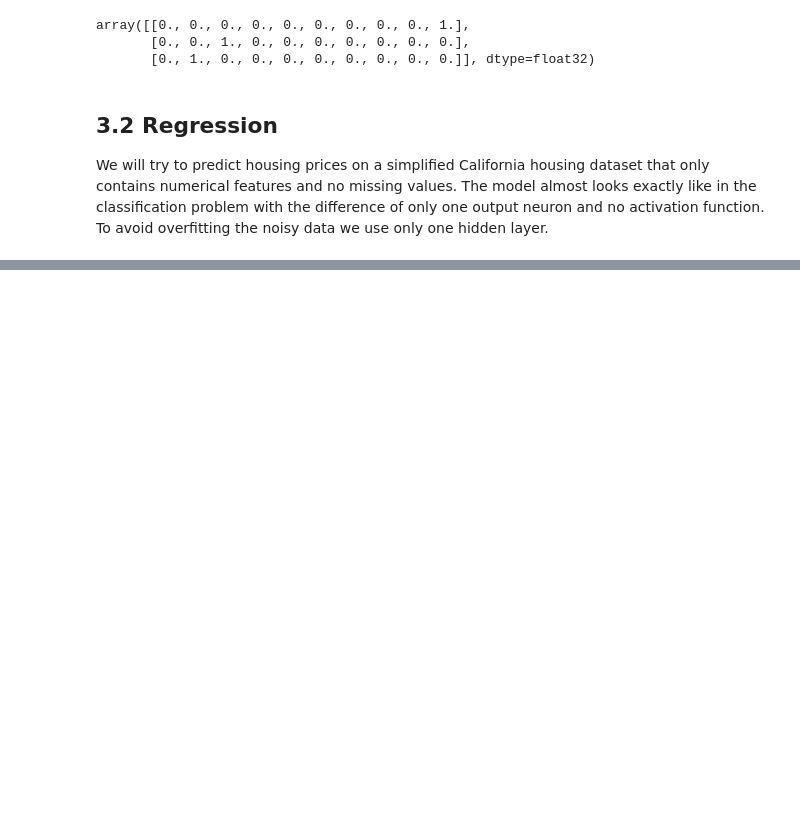
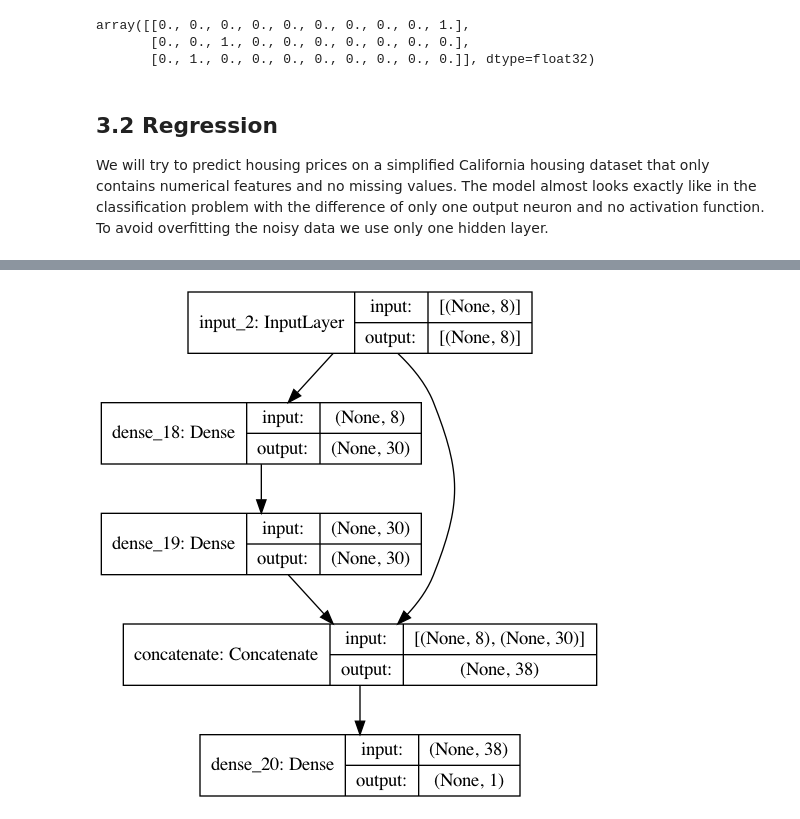
Before and after one commit to JonasSchroeder/handsonmachinelearning, a Jupyter notebook: Intro to Artificial Neural Networks (ANNs).ipynb, the cells around one changed output, grey strips where cells are left out. Drawn from its saved outputs; the diff is of its cells as text; code cells hidden in the pictures; blank space fills up the shorter version.

```diff
--- a/Intro to Artificial Neural Networks (ANNs).ipynb
+++ b/Intro to Artificial Neural Networks (ANNs).ipynb
@@ -306,0 +314,18 @@ mse_test = model.evaluate(X_test, y_test)
+# %%
+import tensorflow as tf
+from tensorflow import keras
+
+# preprocessed california housing data
+
+input_ = keras.layers.Input(shape=X_train.shape[1:])
+hidden1 = keras.layers.Dense(30, activation="relu")(input_)
+hidden2 = keras.layers.Dense(30, activation="relu")(hidden1)
+concat = keras.layers.Concatenate()([input_, hidden2])
+output = keras.layers.Dense(1)(concat)
+
+model = keras.Model(inputs=[input_], outputs=[output])
+# %%
+# plot model
+keras.utils.plot_model(model, show_shapes=True)
+# %% [output]
+[figure, added]
```
Also changed, not shown: parts of 12 cells of this notebook, 1 other file.
